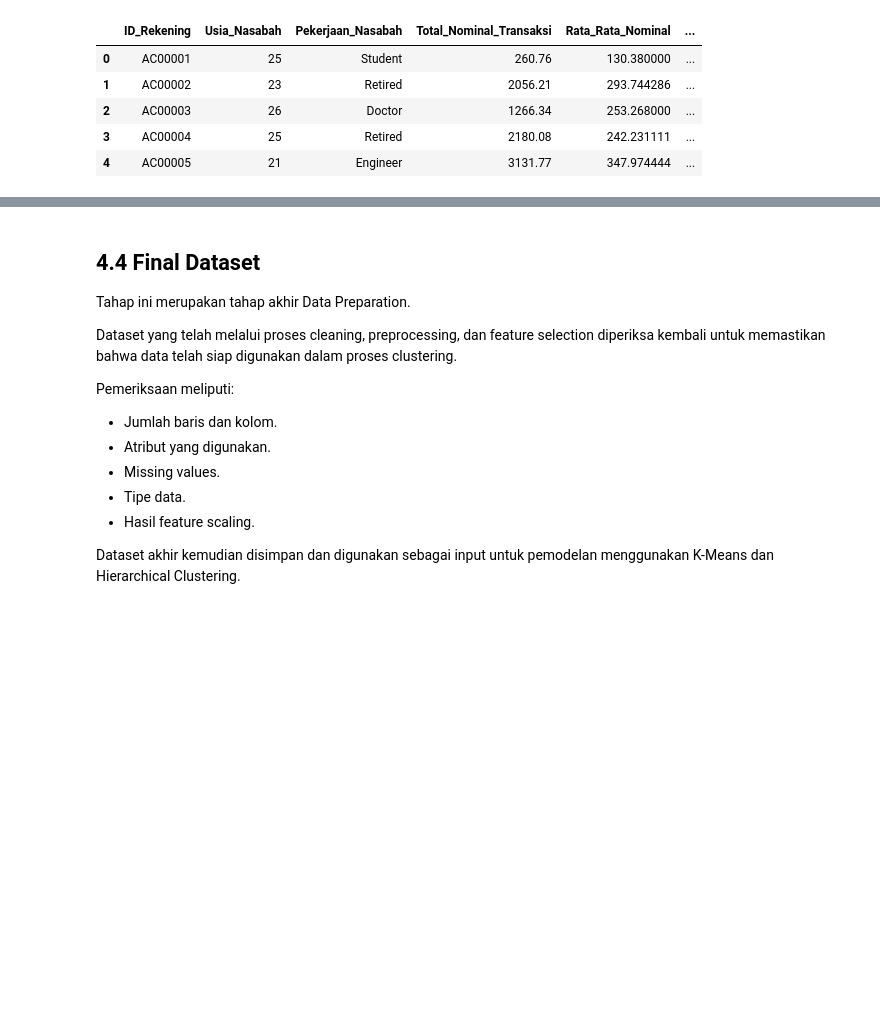
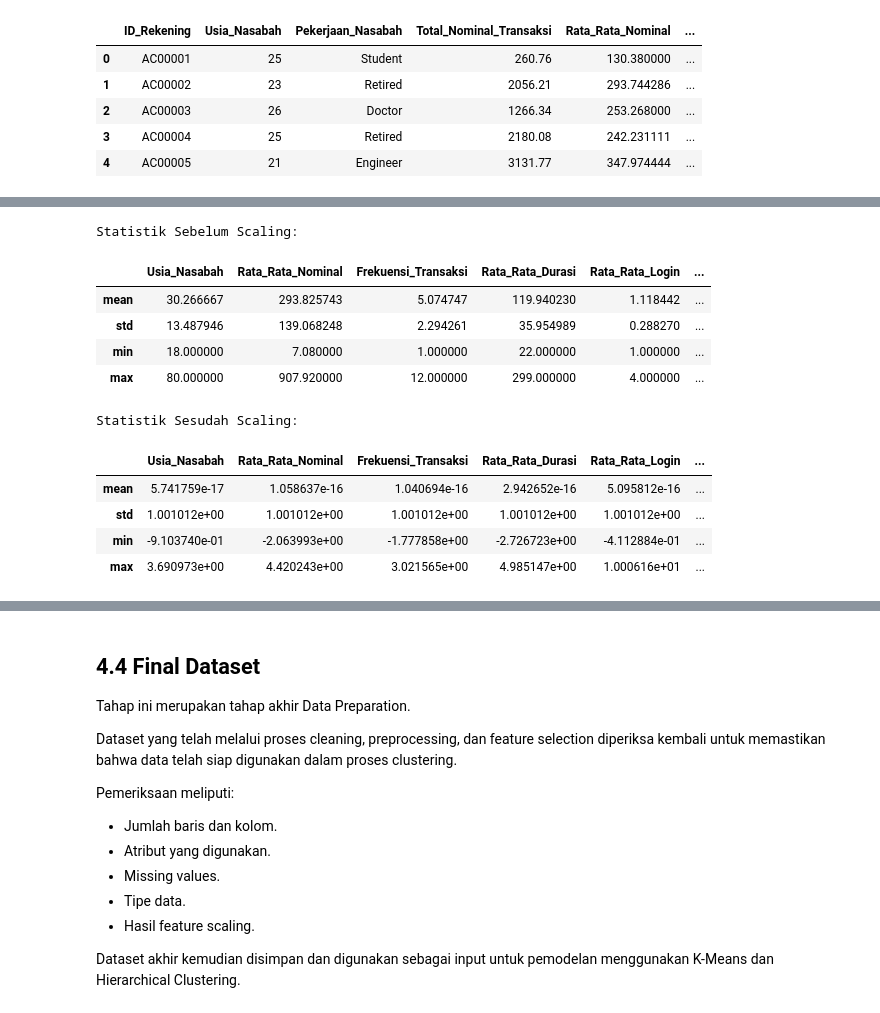
Before and after one commit to aulyarvlln/57_IF-E_Kimpul, a Jupyter notebook: ProyekDS.ipynb, the cells around one changed output, grey strips where cells are left out. Cells and saved outputs as stored; diff of their text form; code cells hidden in the pictures; blank space fills up the shorter version.

```diff
--- a/ProyekDS.ipynb
+++ b/ProyekDS.ipynb
@@ -529,0 +607,21 @@ unit analisis yang telah dipilih.
+# %%
+# Statistik sebelum scaling
+print("Statistik Sebelum Scaling:")
+display(X.describe().loc[['mean', 'std', 'min', 'max']])
+
+# Statistik sesudah scaling
+print("Statistik Sesudah Scaling:")
+display(df_scaled.describe().loc[['mean', 'std', 'min', 'max']])
+# %% [output]
+Statistik Sebelum Scaling:
+|  | Usia_Nasabah | Rata_Rata_Nominal | Frekuensi_Transaksi | Rata_Rata_Durasi | Rata_Rata_Login | ... |
+| mean | 30.266667 | 293.825743 | 5.074747 | 119.940230 | 1.118442 | ... |
+| std | 13.487946 | 139.068248 | 2.294261 | 35.954989 | 0.288270 | ... |
+| min | 18.000000 | 7.080000 | 1.000000 | 22.000000 | 1.000000 | ... |
+| max | 80.000000 | 907.920000 | 12.000000 | 299.000000 | 4.000000 | ... |
+Statistik Sesudah Scaling:
+|  | Usia_Nasabah | Rata_Rata_Nominal | Frekuensi_Transaksi | Rata_Rata_Durasi | Rata_Rata_Login | ... |
+| mean | 5.741759e-17 | 1.058637e-16 | 1.040694e-16 | 2.942652e-16 | 5.095812e-16 | ... |
+| std | 1.001012e+00 | 1.001012e+00 | 1.001012e+00 | 1.001012e+00 | 1.001012e+00 | ... |
+| min | -9.103740e-01 | -2.063993e+00 | -1.777858e+00 | -2.726723e+00 | -4.112884e-01 | ... |
+| max | 3.690973e+00 | 4.420243e+00 | 3.021565e+00 | 4.985147e+00 | 1.000616e+01 | ... |
```
Also changed, not shown: parts of 10 cells of this notebook.
